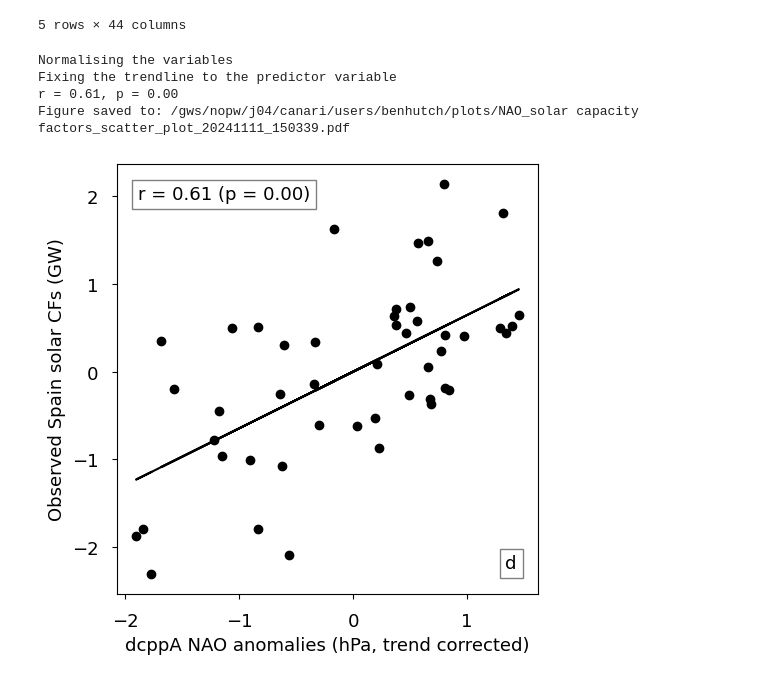
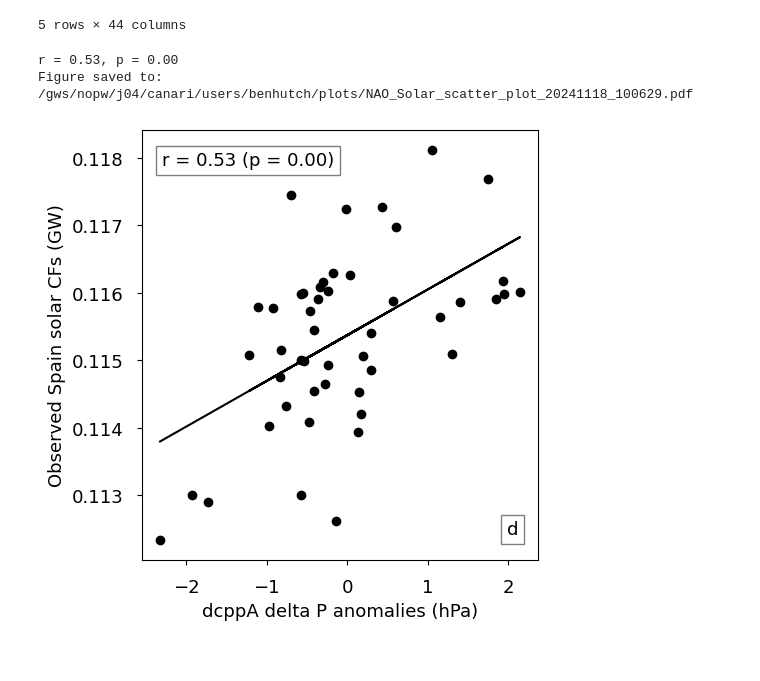
Before and after one commit to benhutchmet/energy-met-corr, a Jupyter notebook: testing-shapefiles.ipynb, the cells around one changed output. Saved outputs shown, nothing was run; the diff lists cells and outputs as text; code cells hidden in the pictures.

```diff
--- a/testing-shapefiles.ipynb
+++ b/testing-shapefiles.ipynb
@@ -55,12 +55,13 @@ The data we want is in:
 #     "method": "nao_matched",
 # }
 
-# # # rsds_global_ONDJFM_2-9_1961_2014_4_West Mediterranean_nao_matched.csv
+# # # # rsds_global_ONDJFM_2-9_1961_2014_4_West Mediterranean_nao_matched.csv
 model_config = {
     "variable": "psl",
     "season": "ONDJFM",
     "region": "global",
     "nao": "thornton_2019",
+    # "nao": "nao_default",
     "start_year": 1961,
     "end_year": 2014,
     "forecast_range": "2-9",
@@ -75,16 +76,16 @@ model_config = {
 # trend_level=2020.0,
 # tas_global_ONDJFM_2-9_1961_2014_4_UK_grid_nao_matched.csv
 
-# model config for 10m wind speeds
+# # model config for 10m wind speeds
 # model_config = {
-#     "variable": "tas",
+#     "variable": "sfcWind",
 #     "season": "ONDJFM",
 #     "region": "global",
 #     "start_year": 1961,
 #     "end_year": 2014,
 #     "forecast_range": "2-9",
 #     "lag": 4,
-#     "gridbox": "UK_grid",
+#     "gridbox": "North Europe Grid",
 #     "method": "nao_matched",
 # }
 
@@ -98,7 +99,7 @@ model_config = {
 # Call the function
 # TODO: onshore wind correlations
 dfs_model_pr = funcs.correlate_nao_uread(
-    filename="NUTS_0_sp_historical.nc",
+    filename="EEZ_zones_wp_historical.nc",
     # nao_n_grid=dicts.uk_n_box_corrected,
     # nao_s_grid=dicts.uk_s_box_corrected,
     # obs_var="ssrd",
@@ -915,3 +969,3 @@ combined_df_subset.head()
 # %%
 # new column for model_nao_mean / 100
-combined_df_subset["model_nao_mean_hpa"] = combined_df_subset["model_nao_mean"] / 100
+merged_df_delta_p["model_nao_mean_hpa"] = merged_df_delta_p["model_nao_mean"] / 100
@@ -934,29 +982,27 @@ merged_df_nao_obs.head()
 # %%
 # test the new plot scatter function
 funcs.plot_scatter(
-    df=merged_df_nao_obs,
-    predictor_col_name="model_nao_mean",
+    df=merged_df_delta_p,
+    predictor_col_name="model_nao_mean_hpa",
     predictand_col_name="ES",
     predictor_var_name="NAO",
-    predictand_var_name="solar capacity factors",
-    xlabel="dcppA NAO anomalies (hPa, trend corrected)",
+    predictand_var_name="Solar",
+    xlabel="dcppA delta P anomalies (hPa)",
     ylabel="Observed Spain solar CFs (GW)",
     figsize=(5.2, 5.2),
     label="d",
     do_detrend_predictor=False,
     do_detrend_predictand=False,
     show_eqn_r_p=True,
     fontsize=13,
-    fix_predictor_trendline=True,
-    normalise_anom=True,
+    fix_predictor_trendline=False,
+    normalise_anom=False,
     inverse_predictand=False,
 )
 # %% [output]
-Normalising the variables
-Fixing the trendline to the predictor variable
-r = 0.61, p = 0.00
-Figure saved to: /gws/nopw/j04/canari/users/benhutch/plots/NAO_solar capacity factors_scatter_plot_20241111_150339.pdf
+r = 0.53, p = 0.00
+Figure saved to: /gws/nopw/j04/canari/users/benhutch/plots/NAO_Solar_scatter_plot_20241118_100629.pdf
-[figure, old version]
+[figure, new version]
 # %%
 from scipy.stats import pearsonr
 
```
Also changed, not shown: parts of 27 cells of this notebook, 3 other files.
